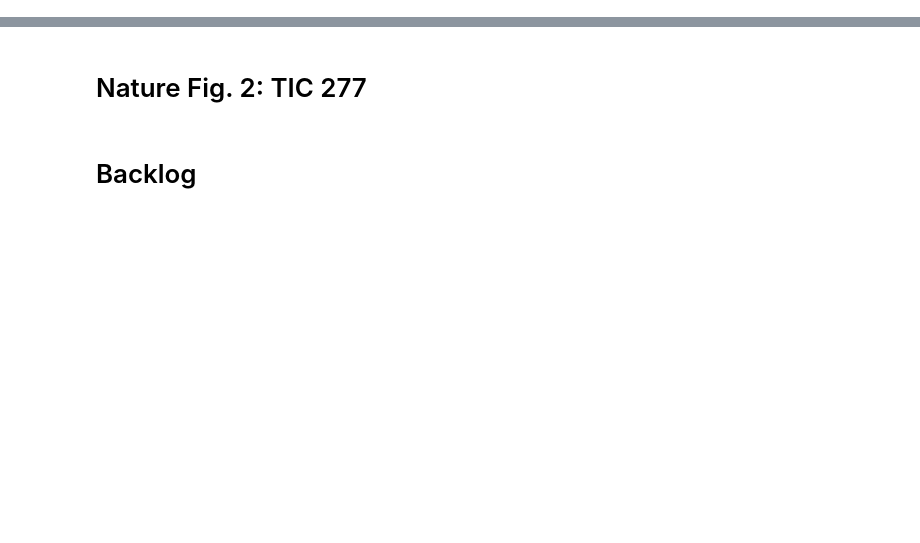
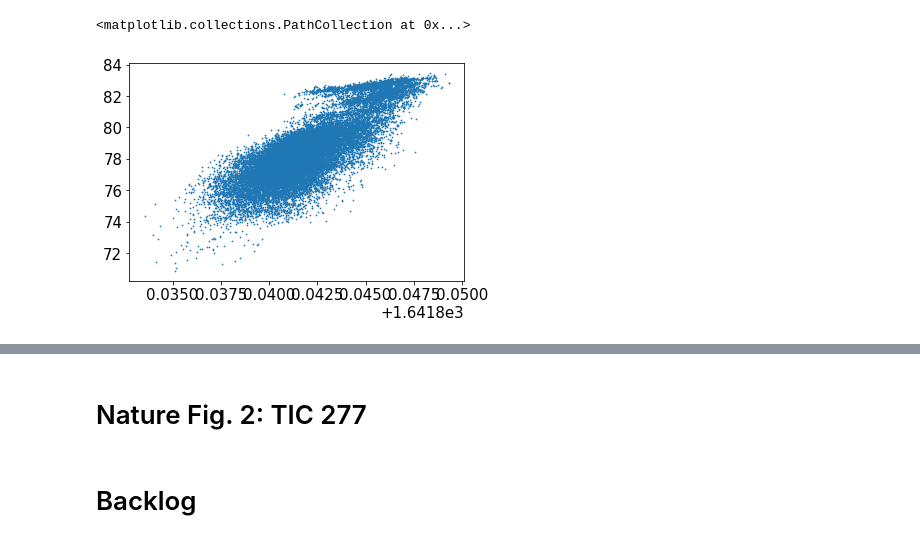
Before and after one commit to ekaterinailin/MalachiteMountains, a Jupyter notebook: analysis/notebooks/NB44_Plot_model_with_residuals_and_rotation.ipynb, the cells around one changed output, grey strips where cells are left out. Drawn from its saved outputs; the diff is of its cells as text; code cells hidden in the pictures; blank space fills up the shorter version.

```diff
--- a/analysis/notebooks/NB44_Plot_model_with_residuals_and_rotation.ipynb
+++ b/analysis/notebooks/NB44_Plot_model_with_residuals_and_rotation.ipynb
@@ -184,0 +201,5 @@ Relative amplitude of modulation: 5.4e-03
+# %%
+plt.scatter(df.t0_d, df.latitude_deg, s=.5)
+# %% [output]
+<matplotlib.collections.PathCollection at 0x...>
+[figure, added]
```
Also changed, not shown: parts of 14 cells of this notebook, 7 other files.
